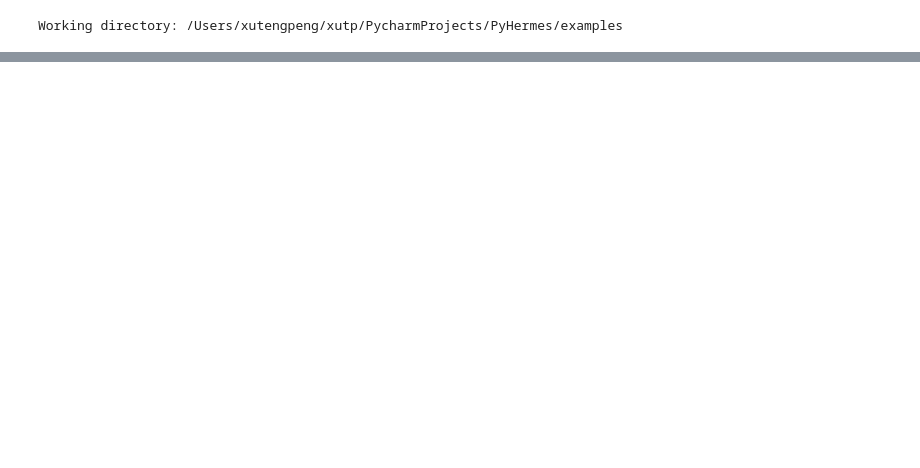
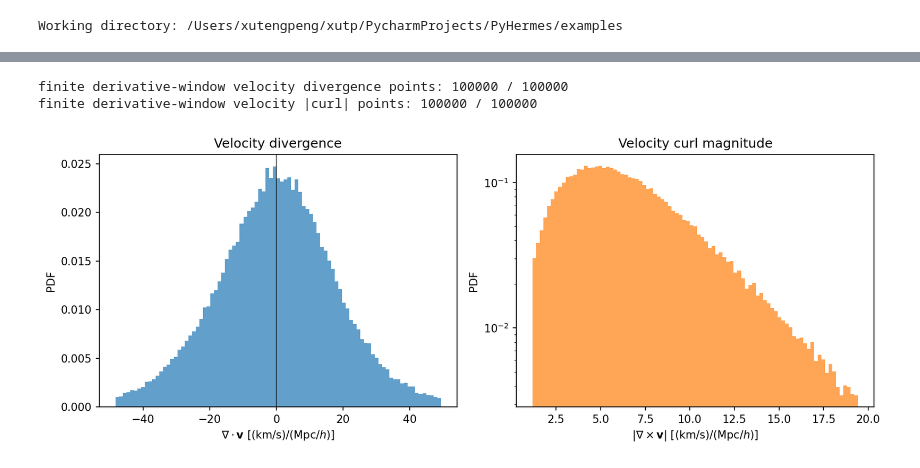
Before and after one commit to SYSUSPA-Projects/PyHermes, a Jupyter notebook: examples/notebooks/weighted_fields.ipynb, the cells around one changed output, grey strips where cells are left out. Cells and saved outputs as stored; diff of their text form; code cells hidden in the pictures; blank space fills up the shorter version.

```diff
--- a/examples/notebooks/weighted_fields.ipynb
+++ b/examples/notebooks/weighted_fields.ipynb
@@ -194,0 +313,46 @@ Using a grid that is different from the internal PyHermes coefficient grid keeps
+# %%
+v_div_window_random, v_curl_window_random, finite_v_window_random = velocity_derivatives_at_pos(random_pos)
+v_curl_window_magnitude = np.linalg.norm(v_curl_window_random, axis=1)
+finite_v_curl_window_random = finite_v_window_random & np.isfinite(v_curl_window_magnitude)
+
+v_div_window_pdf = v_div_window_random[finite_v_window_random]
+v_curl_window_pdf = v_curl_window_magnitude[finite_v_curl_window_random]
+
+print("finite derivative-window velocity divergence points:", finite_v_window_random.sum(), "/", random_pos.shape[0])
+print("finite derivative-window velocity |curl| points:", finite_v_curl_window_random.sum(), "/", random_pos.shape[0])
+
+fig, axes = plt.subplots(1, 2, figsize=(11, 4.2), dpi=150)
+
+for ax, pdf, color, title, xlabel in zip(
+    axes,
+    [v_div_window_pdf, v_curl_window_pdf],
+    ["tab:blue", "tab:orange"],
+    ["Velocity divergence", "Velocity curl magnitude"],
+    [
+        r"$\nabla \cdot \mathbf{v}\ [({\rm km}/{\rm s})/({\rm Mpc}/h)]$",
+        r"$|\nabla \times \mathbf{v}|\ [({\rm km}/{\rm s})/({\rm Mpc}/h)]$",
+    ],
+):
+    ax.hist(
+        pdf,
+        bins=finite_hist_bins(pdf, percentiles=(1, 99), bins=90),
+        density=True,
+        histtype="stepfilled",
+        color=color,
+        alpha=0.7,
+    )
+    ax.set_xlabel(xlabel)
+    ax.set_ylabel("PDF")
+    ax.set_title(title)
+    if "curl" in title.lower():
+        ax.set_yscale("log")
+    else:
+        ax.axvline(0.0, color="k", lw=1, alpha=0.6)
+
+plt.tight_layout()
+fig.savefig(figs_dir / "weighted_fields_velocity_derivatives_pdf.png", dpi=200, bbox_inches="tight")
+plt.show()
+# %% [output]
+finite derivative-window velocity divergence points: 100000 / 100000
+finite derivative-window velocity |curl| points: 100000 / 100000
+[figure, added]
```
Also changed, not shown: parts of 28 cells of this notebook, 4 other files.
